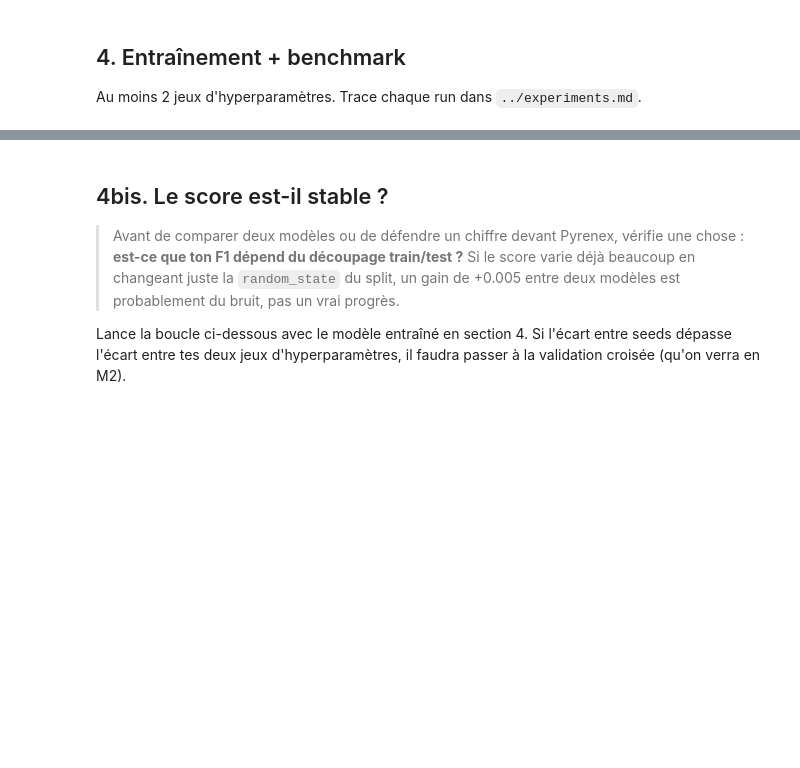
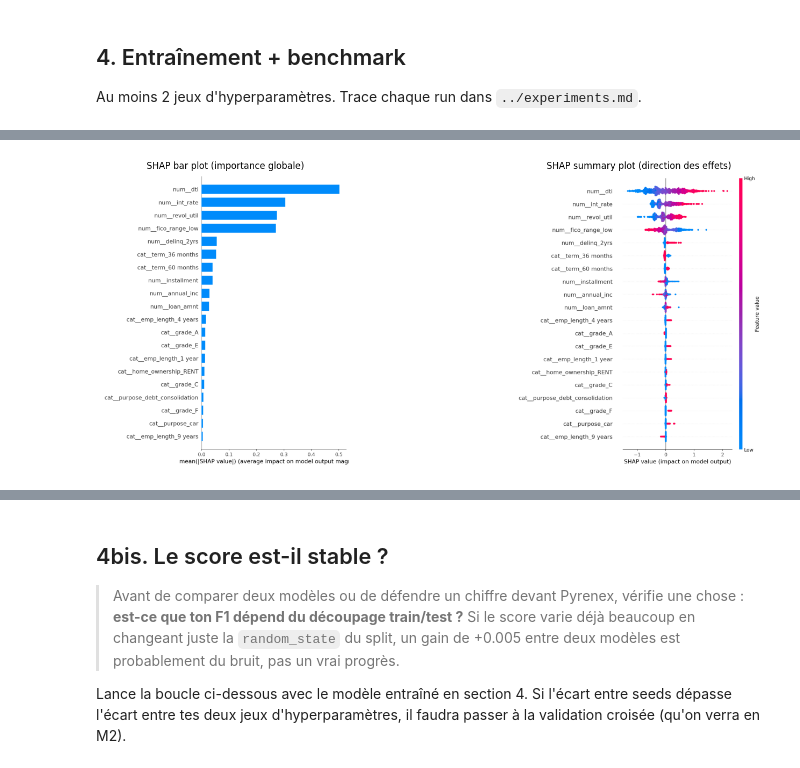
Before and after one commit to userZku/simplon-ia-parcours, a Jupyter notebook: module-01/M1-B1/notebooks/M1-B1_theo_scoring.ipynb, the cells around one changed output, grey strips where cells are left out. Saved outputs shown, nothing was run; the diff lists cells and outputs as text; code cells hidden in the pictures; blank space fills up the shorter version.

```diff
--- a/module-01/M1-B1/notebooks/M1-B1_theo_scoring.ipynb
+++ b/module-01/M1-B1/notebooks/M1-B1_theo_scoring.ipynb
@@ -252,0 +377,29 @@ Au moins 2 jeux d'hyperparamètres. Trace chaque run dans `../experiments.md`.
+# %%
+# Afficher les 2 plots SHAP générés par train.py
+from matplotlib import image as mpimg
+
+shap_bar = output_dir / "shap_bar_gb_variant_a.png"
+shap_summary = output_dir / "shap_summary_gb_variant_a.png"
+
+fig, axes = plt.subplots(1, 2, figsize=(18, 6))
+
+if shap_bar.exists():
+    axes[0].imshow(mpimg.imread(shap_bar))
+    axes[0].set_title("SHAP bar plot (importance globale)")
+    axes[0].axis("off")
+else:
+    axes[0].text(0.5, 0.5, f"Fichier introuvable:\n{shap_bar}", ha="center", va="center")
+    axes[0].axis("off")
+
+if shap_summary.exists():
+    axes[1].imshow(mpimg.imread(shap_summary))
+    axes[1].set_title("SHAP summary plot (direction des effets)")
+    axes[1].axis("off")
+else:
+    axes[1].text(0.5, 0.5, f"Fichier introuvable:\n{shap_summary}", ha="center", va="center")
+    axes[1].axis("off")
+
+plt.tight_layout()
+plt.show()
+# %% [output]
+[figure, added]
```
Also changed, not shown: parts of 9 cells of this notebook.
